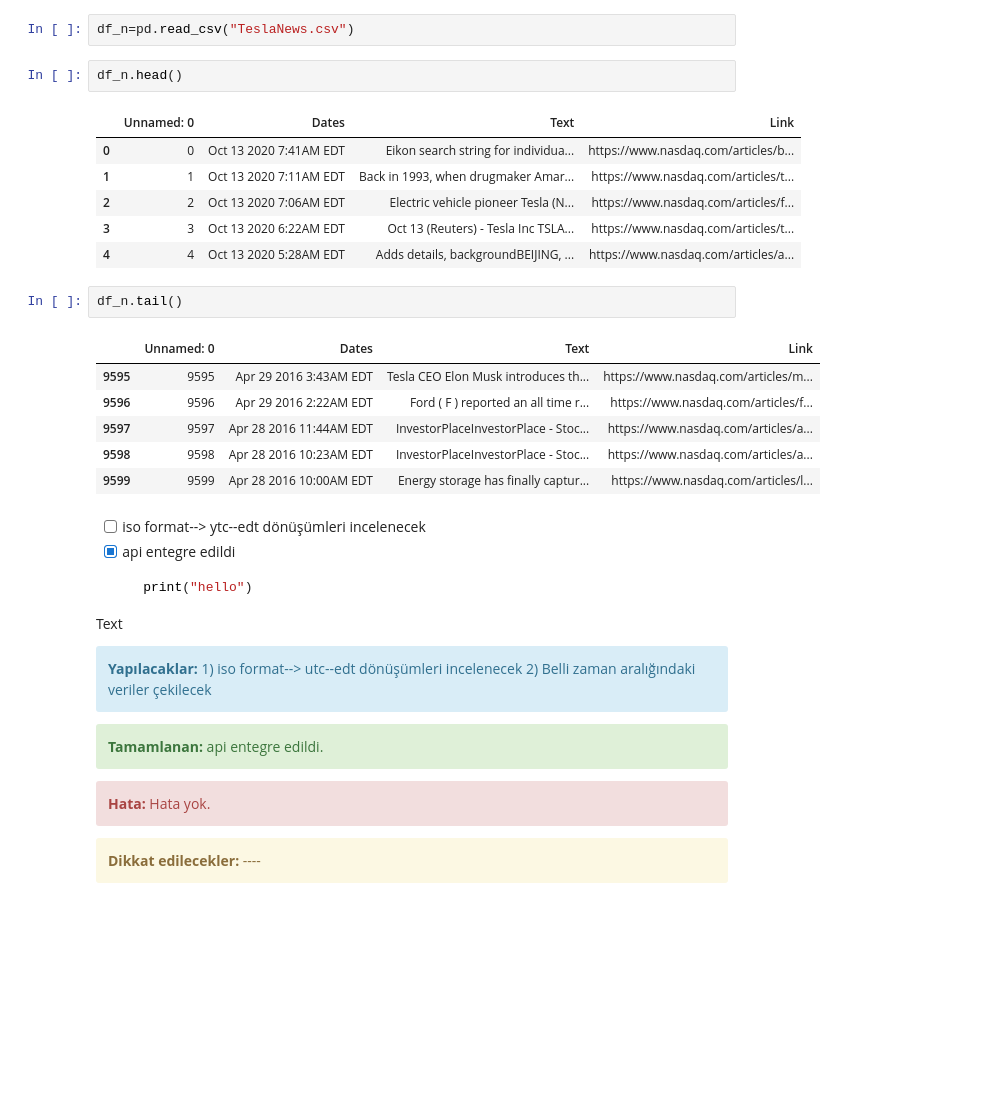
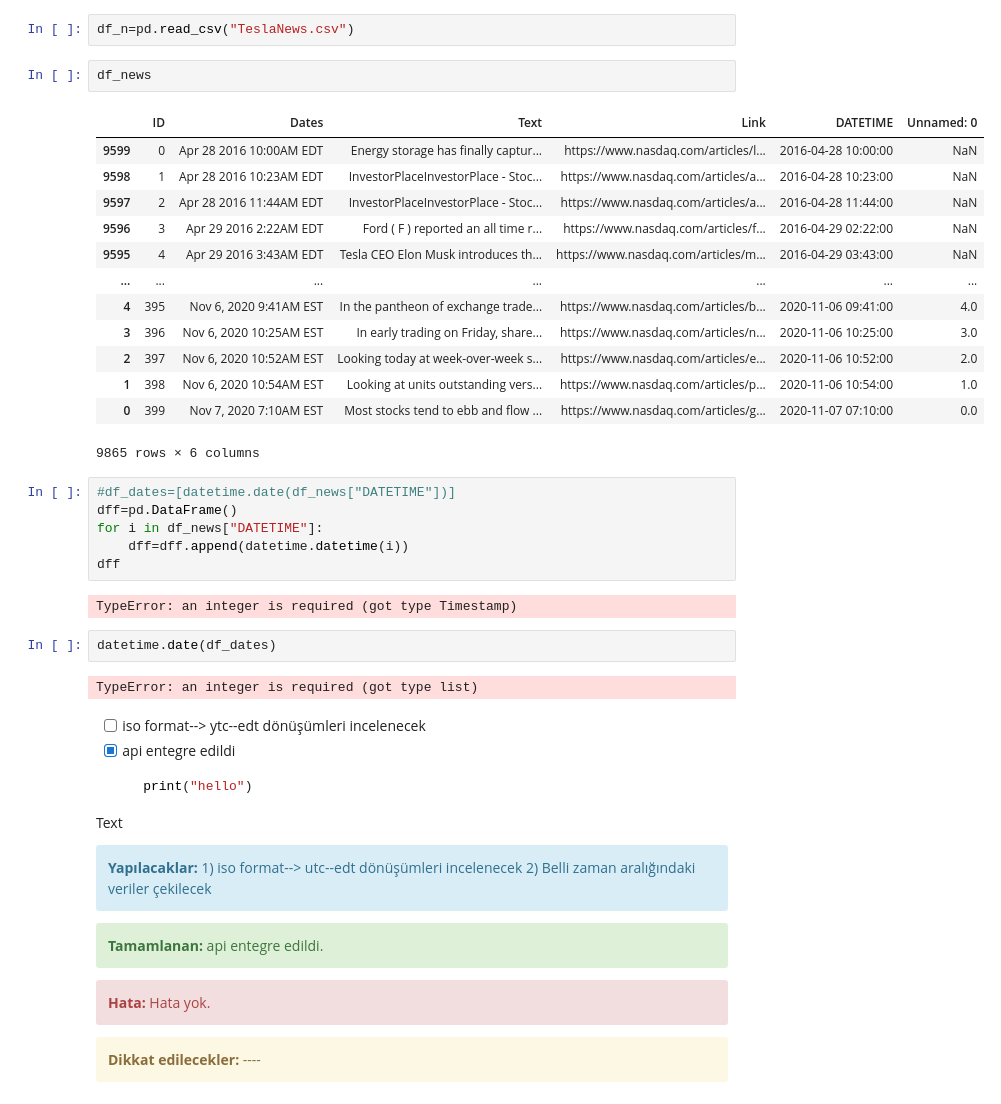
Before and after one commit to enesyuzak/getfinnews, a Jupyter notebook: preProcessNews.ipynb, the cells around one changed output. Drawn from its saved outputs; the diff is of its cells as text; blank space fills up the shorter version.

Commit message:
TSLA tüm haberler çekildi

```diff
--- a/preProcessNews.ipynb
+++ b/preProcessNews.ipynb
@@ -352,24 +375,34 @@ for i in range(0,a):
 9
 # %%
 df_n=pd.read_csv("TeslaNews.csv")
-# %%
-df_n.head()
-# %% [output]
-|  | Unnamed: 0 | Dates | Text | Link |
-| 0 | 0 | Oct 13 2020 7:41AM EDT | Eikon search string for individua... | https://www.nasdaq.com/articles/b... |
-| 1 | 1 | Oct 13 2020 7:11AM EDT | Back in 1993, when drugmaker Amar... | https://www.nasdaq.com/articles/t... |
-| 2 | 2 | Oct 13 2020 7:06AM EDT | Electric vehicle pioneer Tesla (N... | https://www.nasdaq.com/articles/f... |
-| 3 | 3 | Oct 13 2020 6:22AM EDT | Oct 13 (Reuters) - Tesla Inc TSLA... | https://www.nasdaq.com/articles/t... |
-| 4 | 4 | Oct 13 2020 5:28AM EDT | Adds details, backgroundBEIJING, ... | https://www.nasdaq.com/articles/a... |
-# %%
-df_n.tail()
-# %% [output]
-|  | Unnamed: 0 | Dates | Text | Link |
-| 9595 | 9595 | Apr 29 2016 3:43AM EDT | Tesla CEO Elon Musk introduces th... | https://www.nasdaq.com/articles/m... |
-| 9596 | 9596 | Apr 29 2016 2:22AM EDT | Ford ( F ) reported an all time r... | https://www.nasdaq.com/articles/f... |
-| 9597 | 9597 | Apr 28 2016 11:44AM EDT | InvestorPlaceInvestorPlace - Stoc... | https://www.nasdaq.com/articles/a... |
-| 9598 | 9598 | Apr 28 2016 10:23AM EDT | InvestorPlaceInvestorPlace - Stoc... | https://www.nasdaq.com/articles/a... |
-| 9599 | 9599 | Apr 28 2016 10:00AM EDT | Energy storage has finally captur... | https://www.nasdaq.com/articles/l... |
+# %%
+df_news
+# %% [output]
+|  | ID | Dates | Text | Link | DATETIME | Unnamed: 0 |
+| 9599 | 0 | Apr 28 2016 10:00AM EDT | Energy storage has finally captur... | https://www.nasdaq.com/articles/l... | 2016-04-28 10:00:00 | NaN |
+| 9598 | 1 | Apr 28 2016 10:23AM EDT | InvestorPlaceInvestorPlace - Stoc... | https://www.nasdaq.com/articles/a... | 2016-04-28 10:23:00 | NaN |
+| 9597 | 2 | Apr 28 2016 11:44AM EDT | InvestorPlaceInvestorPlace - Stoc... | https://www.nasdaq.com/articles/a... | 2016-04-28 11:44:00 | NaN |
+| 9596 | 3 | Apr 29 2016 2:22AM EDT | Ford ( F ) reported an all time r... | https://www.nasdaq.com/articles/f... | 2016-04-29 02:22:00 | NaN |
+| 9595 | 4 | Apr 29 2016 3:43AM EDT | Tesla CEO Elon Musk introduces th... | https://www.nasdaq.com/articles/m... | 2016-04-29 03:43:00 | NaN |
+| ... | ... | ... | ... | ... | ... | ... |
+| 4 | 395 | Nov 6, 2020 9:41AM EST | In the pantheon of exchange trade... | https://www.nasdaq.com/articles/b... | 2020-11-06 09:41:00 | 4.0 |
+| 3 | 396 | Nov 6, 2020 10:25AM EST | In early trading on Friday, share... | https://www.nasdaq.com/articles/n... | 2020-11-06 10:25:00 | 3.0 |
+| 2 | 397 | Nov 6, 2020 10:52AM EST | Looking today at week-over-week s... | https://www.nasdaq.com/articles/e... | 2020-11-06 10:52:00 | 2.0 |
+| 1 | 398 | Nov 6, 2020 10:54AM EST | Looking at units outstanding vers... | https://www.nasdaq.com/articles/p... | 2020-11-06 10:54:00 | 1.0 |
+| 0 | 399 | Nov 7, 2020 7:10AM EST | Most stocks tend to ebb and flow ... | https://www.nasdaq.com/articles/g... | 2020-11-07 07:10:00 | 0.0 |
+9865 rows × 6 columns
+# %%
+#df_dates=[datetime.date(df_news["DATETIME"])]
+dff=pd.DataFrame()
+for i in df_news["DATETIME"]:
+    dff=dff.append(datetime.datetime(i))
+dff
+# %% [output]
+TypeError: an integer is required (got type Timestamp)
+# %%
+datetime.date(df_dates)
+# %% [output]
+TypeError: an integer is required (got type list)
 # %% [markdown]
 - [ ] iso format--> ytc--edt dönüşümleri incelenecek
 - [x] api entegre edildi
```
Also changed, not shown: parts of 16 cells of this notebook, 1 other file.
